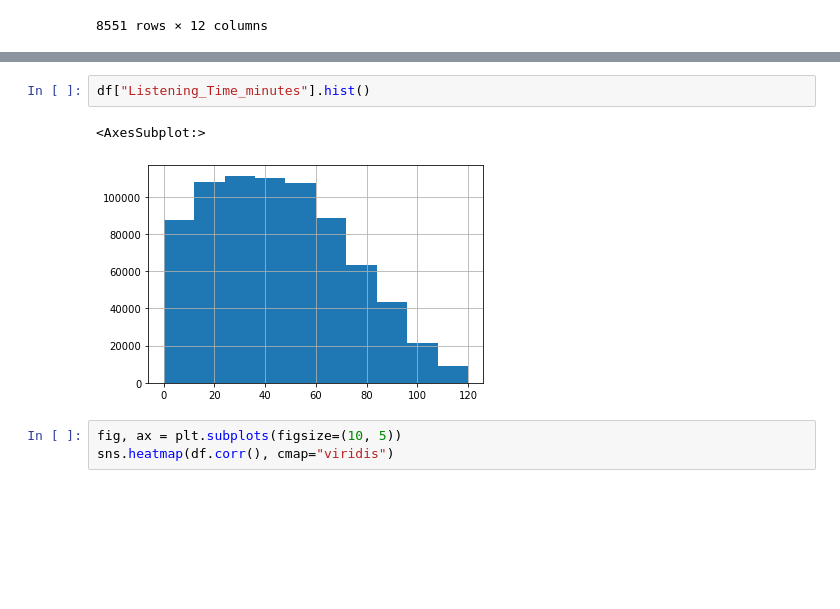
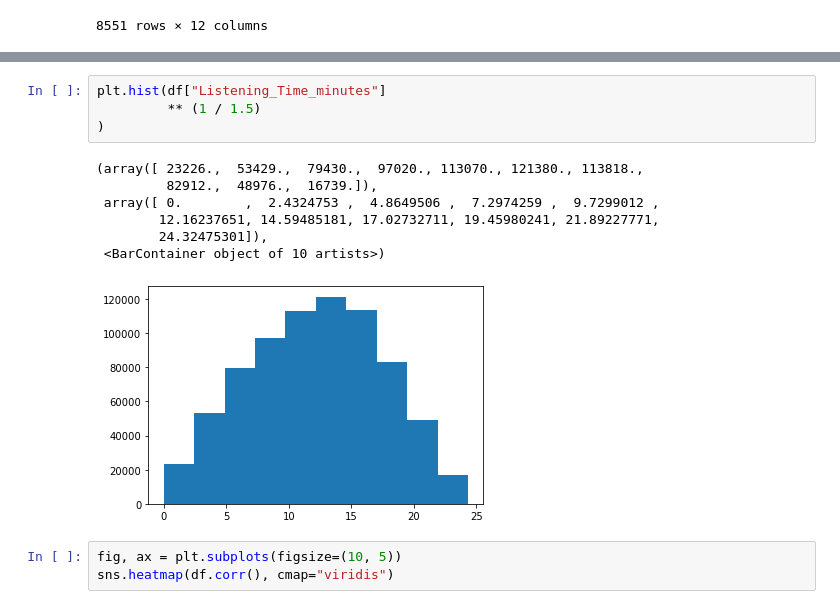
Before and after one commit to Projects-42/kaggle, a Jupyter notebook: Predict Podcast Listening Time/notebook.ipynb, the cells around one changed output, grey strips where cells are left out. Cells and saved outputs as stored; diff of their text form; blank space fills up the shorter version.

```diff
--- a/Predict Podcast Listening Time/notebook.ipynb
+++ b/Predict Podcast Listening Time/notebook.ipynb
@@ -85,8 +105,15 @@ df[df["Listening_Time_minutes"] == 0]
 # %%
-df["Listening_Time_minutes"].hist()
+plt.hist(df["Listening_Time_minutes"]
+         ** (1 / 1.5)
+)
 # %% [output]
-<AxesSubplot:>
+(array([ 23226.,  53429.,  79430.,  97020., 113070., 121380., 113818.,
+         82912.,  48976.,  16739.]),
+ array([ 0.        ,  2.4324753 ,  4.8649506 ,  7.2974259 ,  9.7299012 ,
+        12.16237651, 14.59485181, 17.02732711, 19.45980241, 21.89227771,
+        24.32475301]),
+ <BarContainer object of 10 artists>)
-[figure, old version]
+[figure, new version]
 # %%
 fig, ax = plt.subplots(figsize=(10, 5))
 sns.heatmap(df.corr(), cmap="viridis")
```
Also changed, not shown: parts of 42 cells of this notebook, 20 other files.
